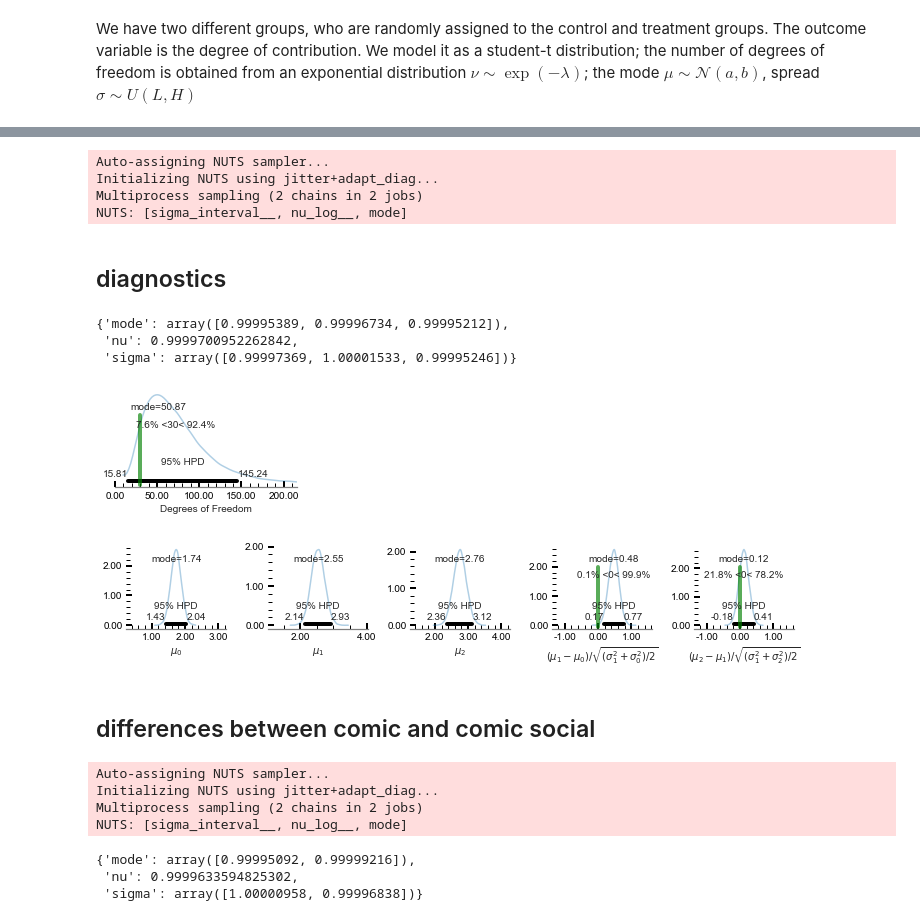
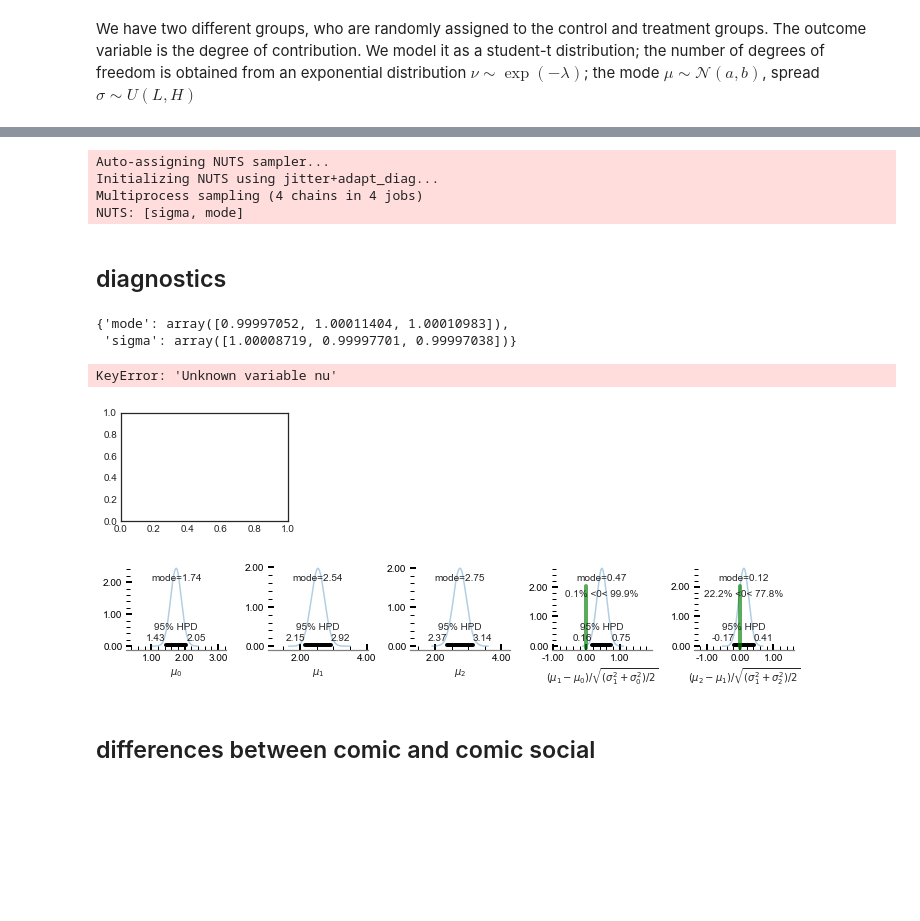
Before and after one commit to CrowdDynamicsLab/ComicPersuasion, a Jupyter notebook: Paper Draft/CHI2019-comic/hari-code/new experiments, sep 2018.ipynb, the cells around one changed output, grey strips where cells are left out. Drawn from its saved outputs; the diff is of its cells as text; code cells hidden in the pictures; blank space fills up the shorter version.

```diff
--- a/Paper Draft/CHI2019-comic/hari-code/new experiments, sep 2018.ipynb
+++ b/Paper Draft/CHI2019-comic/hari-code/new experiments, sep 2018.ipynb
@@ -159,19 +183,39 @@ with pm.Model() as group_main:
+# %%
+n_lambda = 10.0 # hyperprior parameter for the exponential distribution
+
+s_low = 0
+s_high = 5
+# case = dfs[dfs.condition < 2].condition # either 0, 1
+# obs  = dfs[dfs.condition < 2].response # for conditions 0, 1
+
+case = dfs.condition # either 0, 1, 2
+obs  = dfs.response # normalized response for conditions 0, 1, 2
+
+with pm.Model() as group_main:
+#     a = pm.Exponential('alpha', lam=n_lambda, shape=1, testval=1) # the alpha parameter
+#     b = pm.Exponential('beta', lam=n_lambda, shape=1, testval=1) # the beta parameter
+
+    mode = pm.Normal('mode', mu=m_mean, tau=1 / m_std**2, shape=3)
+    sigma = pm.Uniform('sigma', lower=0, upper=5, shape=3)
+
+    r = pm.Normal('R_obs',  observed=obs, mu=mode[case], sd=sigma[case])
+
+#     r = pm.Beta('R_obs', observed=obs, alpha=a[case], beta=b[case])
 # %%
 with group_main:
     trace = pm.sample(10000)
 # %% [output]
 Auto-assigning NUTS sampler...
 Initializing NUTS using jitter+adapt_diag...
-Multiprocess sampling (2 chains in 2 jobs)
-NUTS: [sigma_interval__, nu_log__, mode]
+Multiprocess sampling (4 chains in 4 jobs)
+NUTS: [sigma, mode]
 # %% [markdown]
 ## diagnostics
 # %%
 pm.diagnostics.gelman_rubin(trace)
 # %% [output]
-{'mode': array([0.99995389, 0.99996734, 0.99995212]),
- 'nu': 0.9999700952262842,
- 'sigma': array([0.99997369, 1.00001533, 0.99995246])}
+{'mode': array([0.99997052, 1.00011404, 1.00010983]),
+ 'sigma': array([1.00008719, 0.99997701, 0.99997038])}
 # %%
 # import pickle #
 
@@ -214,7 +258,8 @@ z.minorticks_on()
 fig.tight_layout()
 fig.savefig("normality parameter.pdf")
 # %% [output]
+KeyError: 'Unknown variable nu'
-[figure, old version]
+[figure, new version]
 # %%
 mode = trace['mode']
 # nm = (b0 - 4) / sigma  # effect size
@@ -298,7 +343,7 @@ pm.plot_posterior(
 z = axs3[3]
 s = "$ (\mu_1 - \mu_0)/\sqrt{(\sigma_1^2 + \sigma_0^2)/2}$"
 z.set_xlabel("{0}".format(s))
-center = effect.mean()
+center = effect10.mean()
 z.set_xlim([center - 1.5, center + 1.5])
 
 z.xaxis.set_major_formatter(FormatStrFormatter('%.2f'))
@@ -312,35 +357,35 @@ z.minorticks_on()
 
 # second contrast: comic vs. social
 pm.plot_posterior(
     effect21,
     point_estimate='mode',
     kde_plot='True',
     round_to=2,
     ref_val=0,
     ax=axs3[4],
     text_size=10)
 
 z = axs3[4]
 s = "$ (\mu_2 - \mu_1)/\sqrt{(\sigma_1^2 + \sigma_2^2)/2}$"
 z.set_xlabel("{0}".format(s))
-center = effect.mean()
+center = effect21.mean()
 z.set_xlim([center - 1.5, center + 1.5])
 
 z.xaxis.set_major_formatter(FormatStrFormatter('%.2f'))
 z.yaxis.set_major_formatter(FormatStrFormatter('%.2f'))
 z.tick_params(direction='in', length=6, width=2, colors='k', which='major')
 z.tick_params(direction='in', length=4, width=1, colors='k', which='minor')
 z.xaxis.set_ticks_position('bottom')
 z.yaxis.set_ticks_position('left')
 z.minorticks_on()
 
 
 
 
 fig3.tight_layout()
 fig3.savefig("new_exp_text_v_comic_v_social.pdf")
 # %% [output]
-[figure, old version]
+[figure, new version]
 # %% [markdown]
 ## differences between comic and comic social
 # %%
@@ -374,16 +419,7 @@ with pm.Model() as group_comic_v_social:
 # %%
 with group_comic_v_social:
     trace = pm.sample(10000)
-# %% [output]
-Auto-assigning NUTS sampler...
-Initializing NUTS using jitter+adapt_diag...
-Multiprocess sampling (2 chains in 2 jobs)
-NUTS: [sigma_interval__, nu_log__, mode]
 # %%
 pm.diagnostics.gelman_rubin(trace)
-# %% [output]
-{'mode': array([0.99995092, 0.99999216]),
- 'nu': 0.9999633594825302,
- 'sigma': array([1.00000958, 0.99996838])}
 # %%
 pm.traceplot(trace=trace)
```
Also changed, not shown: parts of 9 cells of this notebook, 2 other files.
